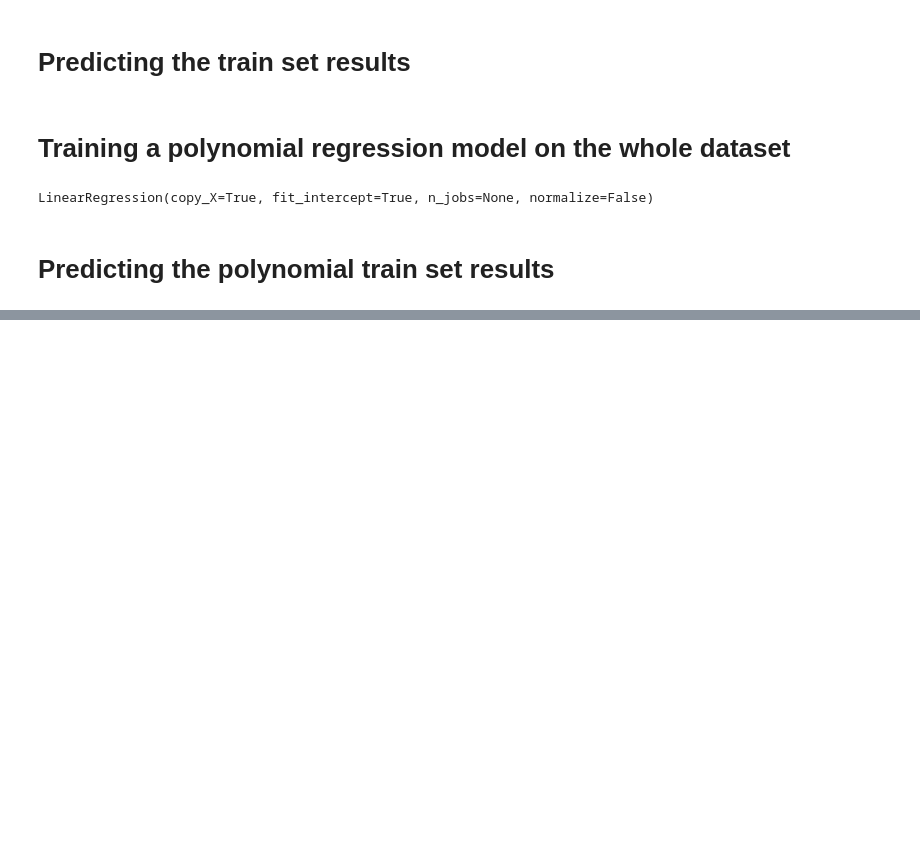
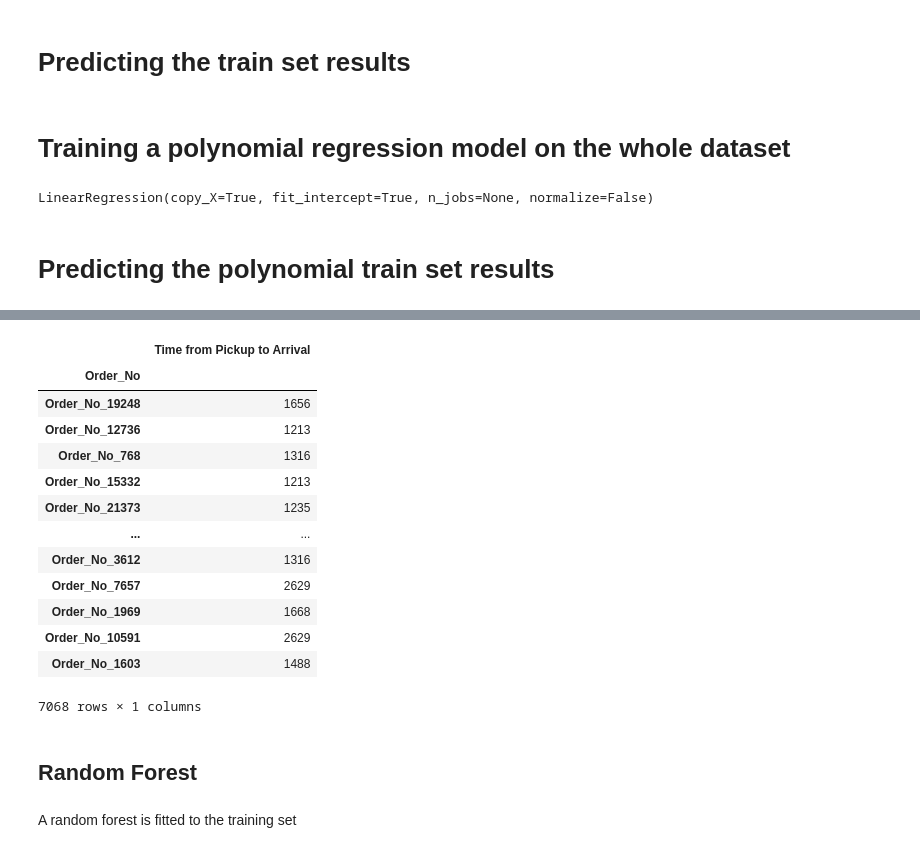
Before and after one commit to MilkShaikh3/Predict_Regression, a Jupyter notebook: Predict_Regression.ipynb, the cells around one changed output, grey strips where cells are left out. Drawn from its saved outputs; the diff is of its cells as text; code cells hidden in the pictures; blank space fills up the shorter version.

```diff
--- a/Predict_Regression.ipynb
+++ b/Predict_Regression.ipynb
@@ -1023,0 +1222,25 @@ print(beta_0)
+# %%
+y_pred = grid_search_DT.predict(X_test)
+Predictions2 = pd.DataFrame(data=y_pred, index=X_test.index,
+                      columns=['Time from Pickup to Arrival']).astype(int)
+# %%
+Predictions2
+# %% [output]
+|  | Time from Pickup to Arrival |
+| Order_No |  |
+| Order_No_19248 | 1656 |
+| Order_No_12736 | 1213 |
+| Order_No_768 | 1316 |
+| Order_No_15332 | 1213 |
+| Order_No_21373 | 1235 |
+| ... | ... |
+| Order_No_3612 | 1316 |
+| Order_No_7657 | 2629 |
+| Order_No_1969 | 1668 |
+| Order_No_10591 | 2629 |
+| Order_No_1603 | 1488 |
+7068 rows × 1 columns
+# %% [markdown]
+## Random Forest
+# %% [markdown]
+A random forest is fitted to the training set
```
Also changed, not shown: parts of 51 cells of this notebook, 2 other files.
